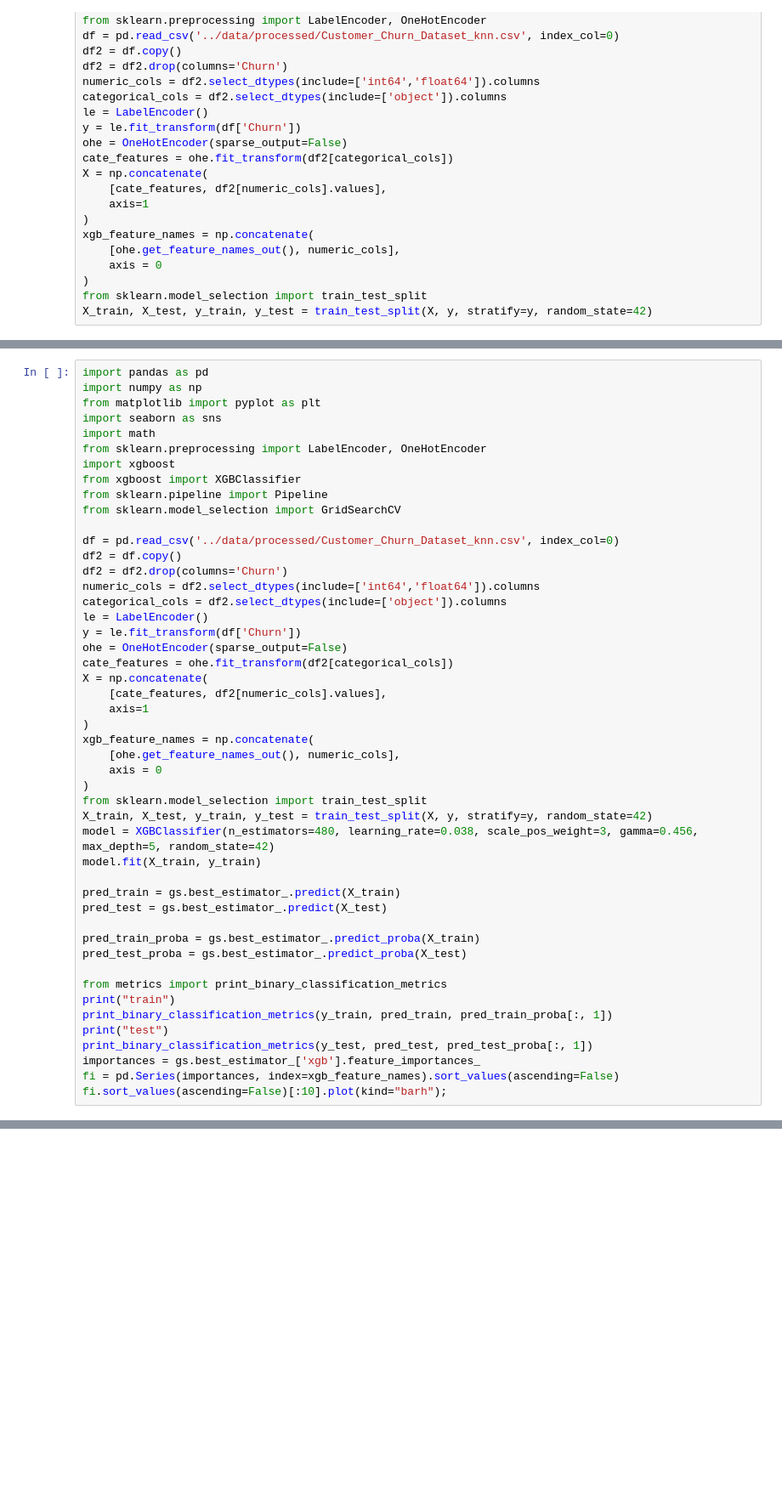
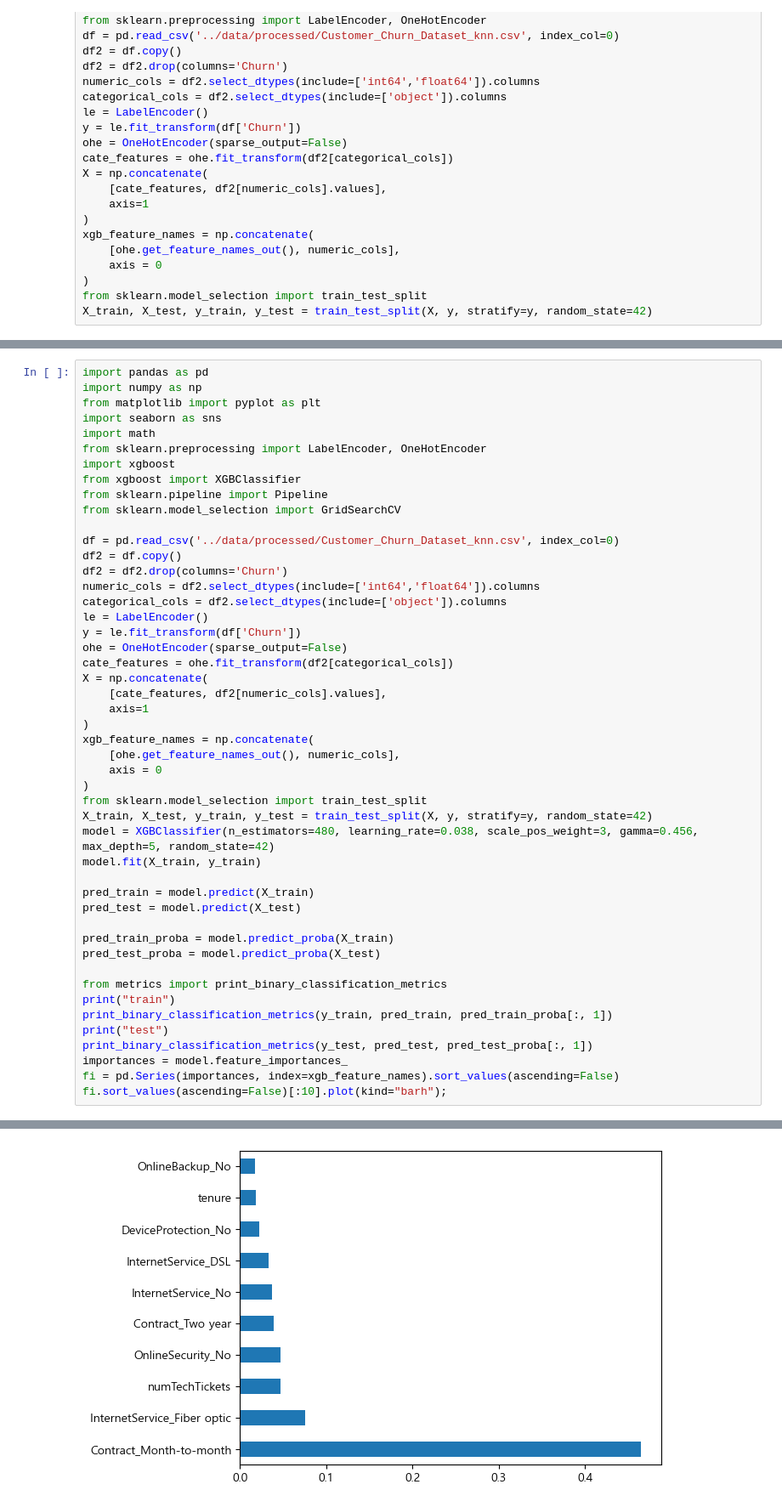
Before and after one commit to SKNETWORKS-FAMILY-AICAMP/SKN21-2nd-4Team, a Jupyter notebook: notebooks/ryong2.ipynb, the cells around one changed output, grey strips where cells are left out. Shown: that part at 85% size. Cells and saved outputs as stored; diff of their text form; blank space fills up the shorter version.

```diff
--- a/notebooks/ryong2.ipynb
+++ b/notebooks/ryong2.ipynb
@@ -864,18 +853,18 @@ X_train, X_test, y_train, y_test = train_test_split(X, y, stratify=y, random_sta
 model = XGBClassifier(n_estimators=480, learning_rate=0.038, scale_pos_weight=3, gamma=0.456, max_depth=5, random_state=42)
 model.fit(X_train, y_train)
 
-pred_train = gs.best_estimator_.predict(X_train)
-pred_test = gs.best_estimator_.predict(X_test)
+pred_train = model.predict(X_train)
+pred_test = model.predict(X_test)
 
-pred_train_proba = gs.best_estimator_.predict_proba(X_train)
-pred_test_proba = gs.best_estimator_.predict_proba(X_test)
+pred_train_proba = model.predict_proba(X_train)
+pred_test_proba = model.predict_proba(X_test)
 
 from metrics import print_binary_classification_metrics
 print("train")
 print_binary_classification_metrics(y_train, pred_train, pred_train_proba[:, 1])
 print("test")
 print_binary_classification_metrics(y_test, pred_test, pred_test_proba[:, 1])
-importances = gs.best_estimator_['xgb'].feature_importances_
+importances = model.feature_importances_
 fi = pd.Series(importances, index=xgb_feature_names).sort_values(ascending=False)
 fi.sort_values(ascending=False)[:10].plot(kind="barh");
 # %% [output]
@@ -882,0 +885 @@ SyntaxError: keyword argument repeated: learning_rate (2476324034.py, line 32)
+[figure, added]
```
Also changed, not shown: parts of 22 cells of this notebook, 1 other file.
